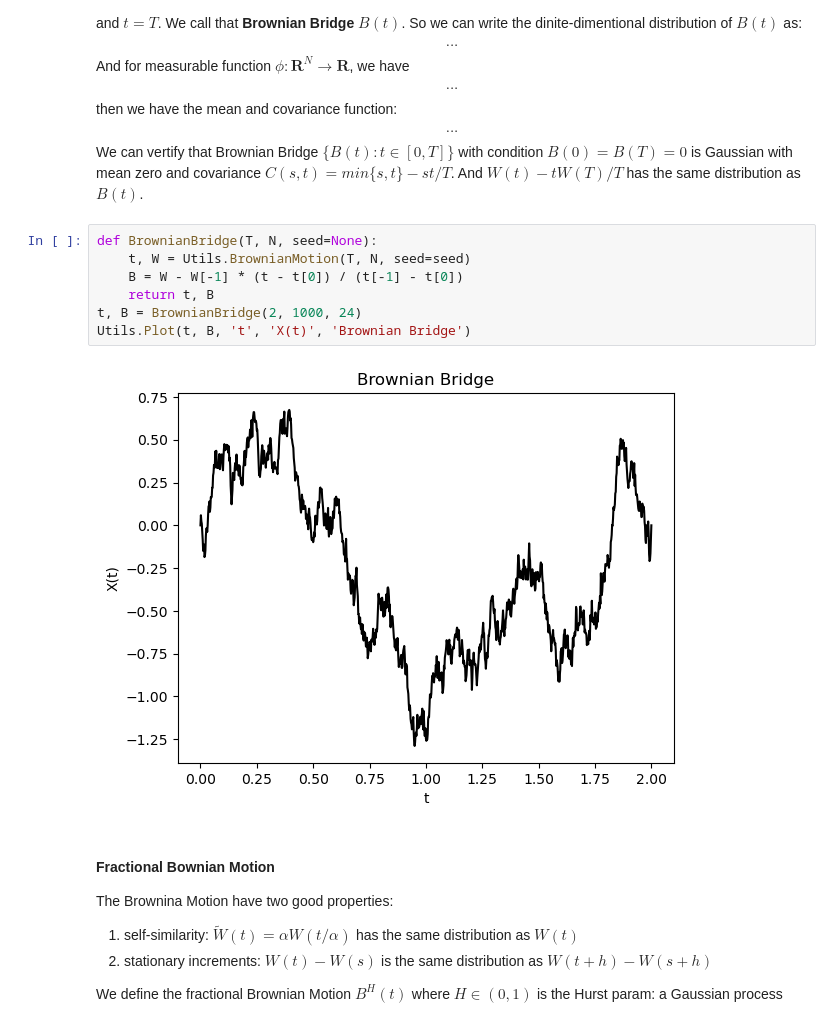
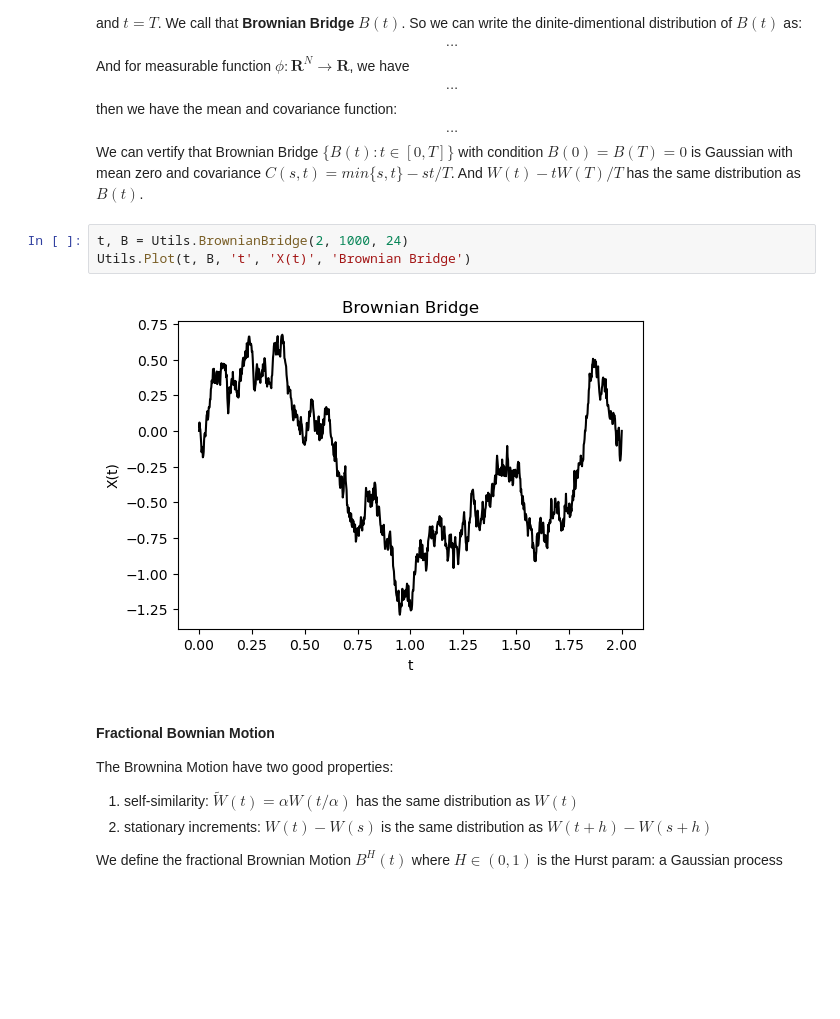
Before and after one commit to cgymmy/learnSDE, a Jupyter notebook: report.ipynb, the cells around one changed output. Saved outputs shown, nothing was run; the diff lists cells and outputs as text; blank space fills up the shorter version.

```diff
--- a/report.ipynb
+++ b/report.ipynb
@@ -60,14 +61,10 @@ And for measurable function $\phi: \mathbf{R}^N\rightarrow \mathbf{R}$, we have
 then we have the mean and covariance function: $$...$$
 We can vertify that Brownian Bridge $\{B(t): t\in [0, T]\}$ with condition $B(0)=B(T)=0$ is Gaussian with mean zero and covariance $C(s,t)=min\{s,t\}-st/T$. And $W(t) - tW(T)/T$ has the same distribution as $B(t)$.
 # %%
-def BrownianBridge(T, N, seed=None):
-    t, W = Utils.BrownianMotion(T, N, seed=seed)
-    B = W - W[-1] * (t - t[0]) / (t[-1] - t[0])
-    return t, B
-t, B = BrownianBridge(2, 1000, 24)
+t, B = Utils.BrownianBridge(2, 1000, 24)
 Utils.Plot(t, B, 't', 'X(t)', 'Brownian Bridge')
 # %% [output]
-[figure, old version]
+[figure, new version]
 # %% [markdown]
 #### Fractional Bownian Motion
 The Brownina Motion have two good properties:
```
Also changed, not shown: parts of 31 cells of this notebook, 1 other file.
